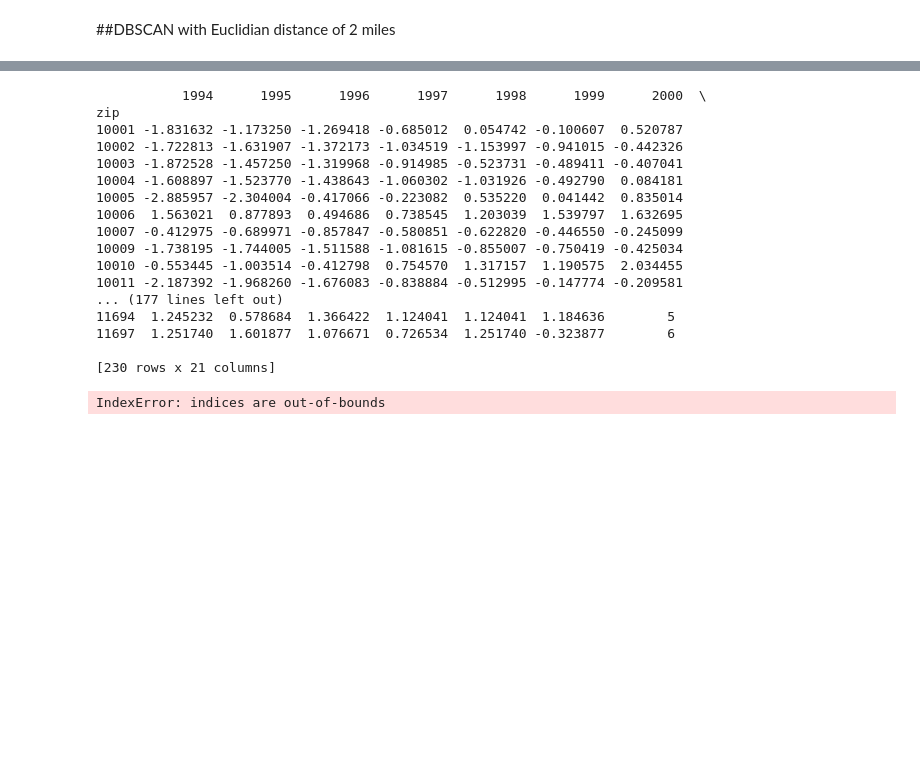
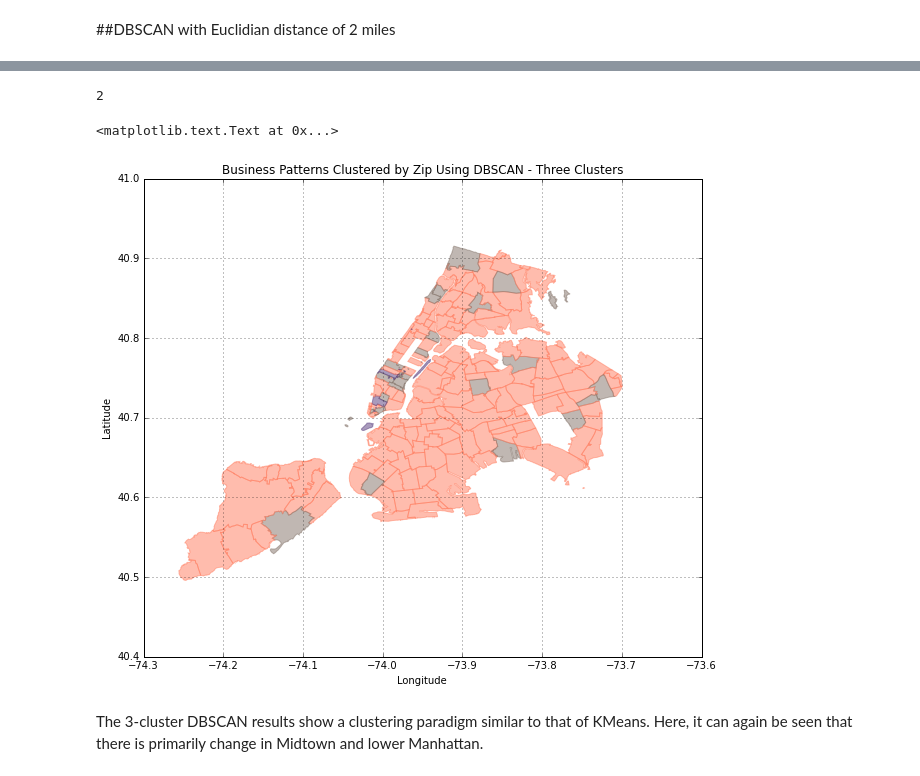
Before and after one commit to dstarobin/PUI2015_dstarobin, a Jupyter notebook: HW10/HW10ds.ipynb, the cells around one changed output, grey strips where cells are left out. Cells and saved outputs as stored; diff of their text form; code cells hidden in the pictures; blank space fills up the shorter version.

```diff
--- a/HW10/HW10ds.ipynb
+++ b/HW10/HW10ds.ipynb
@@ -300,25 +365,48 @@ zip
-# %%
-dfAgain = dfClean1copy.drop(dfClean1copy.columns[[-1]], axis = 1)
-print dfAgain
-# %% [output]
-           1994      1995      1996      1997      1998      1999      2000  \
-zip
-10001 -1.831632 -1.173250 -1.269418 -0.685012  0.054742 -0.100607  0.520787
-10002 -1.722813 -1.631907 -1.372173 -1.034519 -1.153997 -0.941015 -0.442326
-10003 -1.872528 -1.457250 -1.319968 -0.914985 -0.523731 -0.489411 -0.407041
-10004 -1.608897 -1.523770 -1.438643 -1.060302 -1.031926 -0.492790  0.084181
-10005 -2.885957 -2.304004 -0.417066 -0.223082  0.535220  0.041442  0.835014
-10006  1.563021  0.877893  0.494686  0.738545  1.203039  1.539797  1.632695
-10007 -0.412975 -0.689971 -0.857847 -0.580851 -0.622820 -0.446550 -0.245099
-10009 -1.738195 -1.744005 -1.511588 -1.081615 -0.855007 -0.750419 -0.425034
-10010 -0.553445 -1.003514 -0.412798  0.754570  1.317157  1.190575  2.034455
-10011 -2.187392 -1.968260 -1.676083 -0.838884 -0.512995 -0.147774 -0.209581
-... (177 lines left out)
-11694  1.245232  0.578684  1.366422  1.124041  1.124041  1.184636        5
-11697  1.251740  1.601877  1.076671  0.726534  1.251740 -0.323877        6
-
-[230 rows x 21 columns]
+# %%
+dfcopy = dfcopy.drop(dfcopy.columns[[-1, -2]], axis = 1) #to remove cluster and extra zip columns
+#dbScanArray = np.array(dfcopy)
+#print dfcopy
+#print dbScanArray
 # %%
-dbScan = DBSCAN(eps = 2, min_samples = 2).fit(dfAgain)
+dbScan = DBSCAN(eps = 2, min_samples = 2).fit(dfcopy)
-# %% [output]
-IndexError: indices are out-of-bounds
+# %%
+dbScan_lab = (dbScan.labels_).astype(int)
+clustersN = len(set(dbScan_lab)) - (1 if -1 in dbScan_lab else 0)
+dbClusters = pd.Series([dfClean1[dbScan_lab == i] for i in xrange(clustersN)])
+print clustersN
+# %% [output]
+2
+# %%
+dbClusters = dbScan.labels_+2
+# %%
+# For mapping
+dbZips = pd.DataFrame({'zip':dfClean.index,'cluster':dbClusters})
+
+zipShapes['zip'] = zipShapes['zip'].astype(float)
+
+dbData = pd.merge(dbZips, zipShapes, on = 'zip', how = 'inner')
+
+plotscan = dbData.join(pd.Series(dbClusters, name = 'Cluster'))
+plotscan = plotscan.dropna()
+
+fig = plt.figure(figsize = (10,10))
+
+for i in range(len(plotscan)):
+    ax = fig.add_subplot(111)
+    polygon = plotscan['geometry'][i]
+    cluster = plotscan['Cluster'][i]
+    ax.add_patch(PolygonPatch(polygon,
+                              fc = kelly_colors_hex[int(cluster)],
+                              ec = kelly_colors_hex[int(cluster)],
+                              alpha = 0.5, label = i))
+
+ax.axis('scaled')
+ax.set_title("Business Patterns Clustered by Zip Using DBSCAN - Three Clusters")
+ax.grid()
+pl.xlabel('Longitude')
+pl.ylabel('Latitude')
+# %% [output]
+<matplotlib.text.Text at 0x...>
+[figure, added]
+# %% [markdown]
+The 3-cluster DBSCAN results show a clustering paradigm similar to that of KMeans. Here, it can again be seen that there is primarily change in Midtown and lower Manhattan.
```
Also changed, not shown: parts of 12 cells of this notebook.
